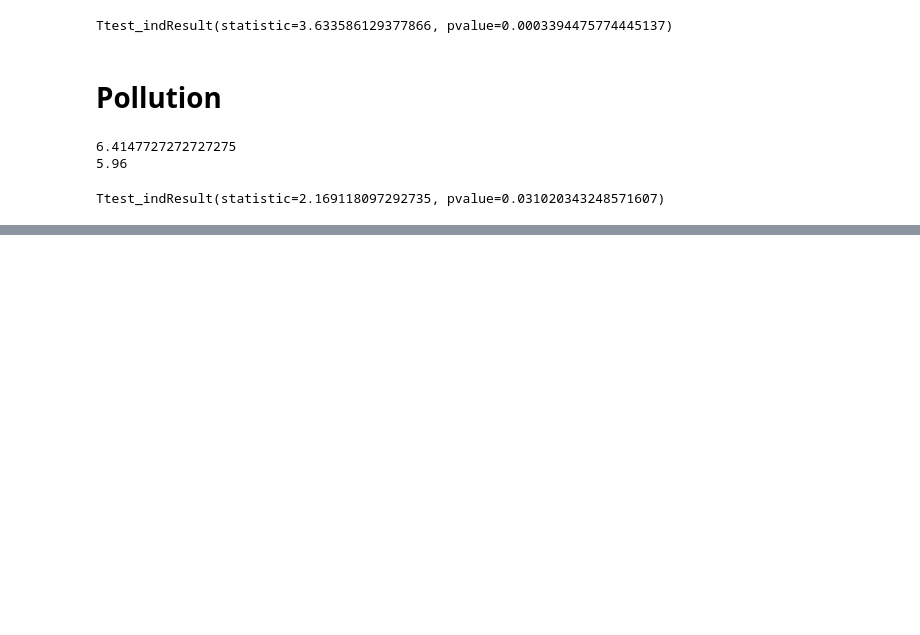
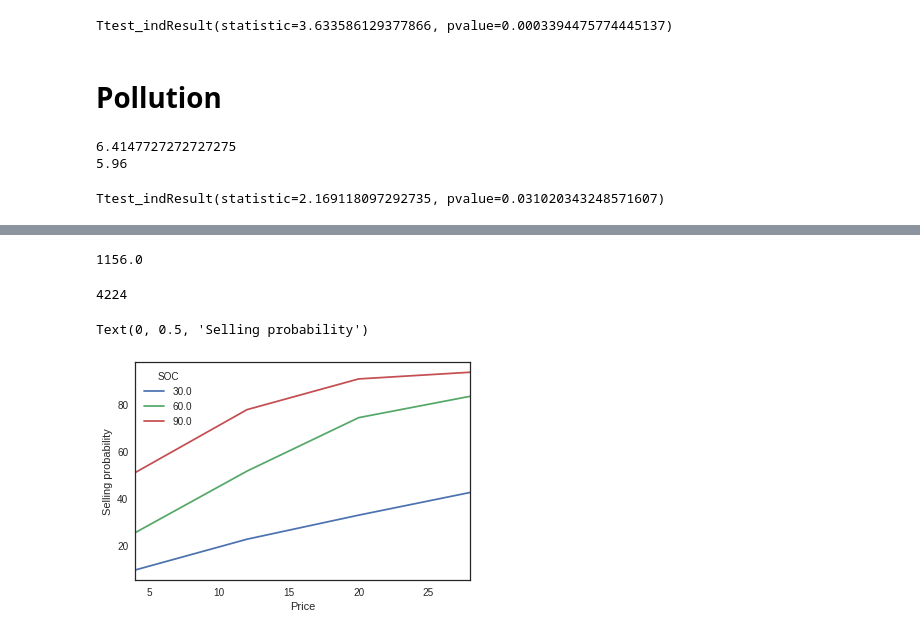
Before and after one commit to alefunxo/P2P-communities-PV-Battery, a Jupyter notebook: src/tables_survey.ipynb, the cells around one changed output, grey strips where cells are left out. Saved outputs shown, nothing was run; the diff lists cells and outputs as text; code cells hidden in the pictures; blank space fills up the shorter version.

```diff
--- a/src/tables_survey.ipynb
+++ b/src/tables_survey.ipynb
@@ -464,3 +478,5 @@ print(df.loc[(df.p2p_willingness==2),'P2P_Values_Env_4'].mean())
 print(ttest_ind(*df.groupby('p2p_willingness')['P2P_Values_Env_4'].apply(lambda x:list(x))))
 # %% [output]
 Ttest_indResult(statistic=2.169118097292735, pvalue=0.031020343248571607)
+# %%
+df_bhv=pd.read_csv('table_bhv.csv', index_col=0)
@@ -466,0 +526,15 @@ Ttest_indResult(statistic=2.169118097292735, pvalue=0.031020343248571607)
+# %%
+df_bhv[(df_bhv.will==True)&(df_bhv.surplus_time=='12h')].groupby(['Price','SOC']).sum().sell.sum()
+# %% [output]
+1156.0
+# %%
+176*4*3*2
+# %% [output]
+4224
+# %%
+(df_bhv[(df_bhv.will==True)&(df_bhv.surplus_time=='12h')].groupby(['Price','SOC']).sum().sell.unstack()/176*100).plot()
+plt.xlabel('Price []')
+plt.ylabel('Selling probability')
+# %% [output]
+Text(0, 0.5, 'Selling probability')
+[figure, added]
```
Also changed, not shown: parts of 22 cells of this notebook, 6 other files.
